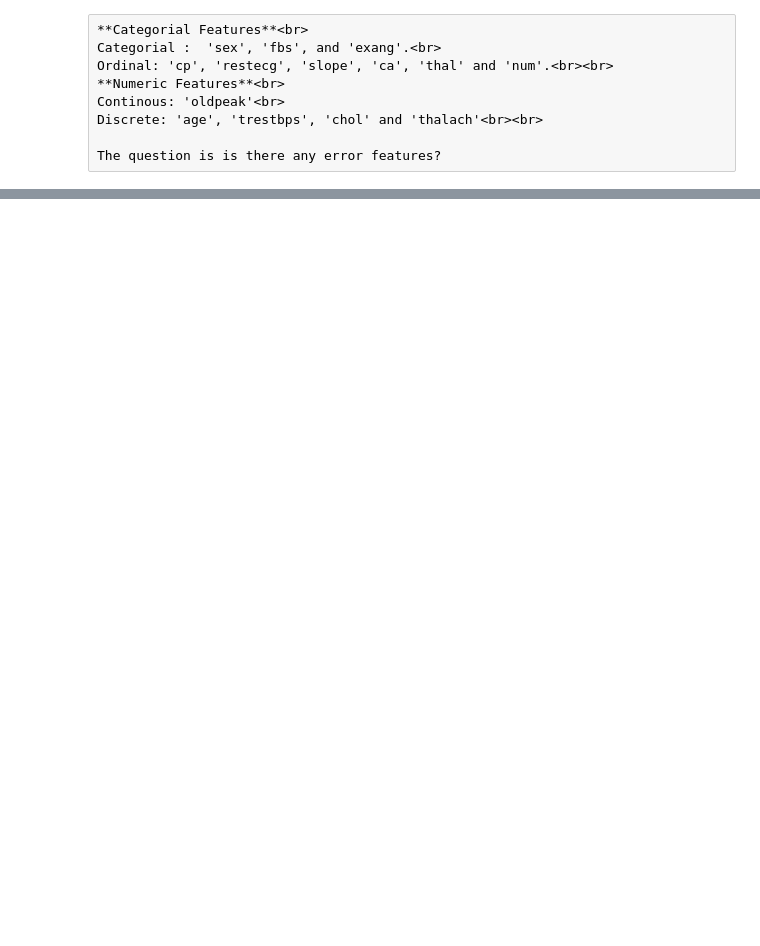
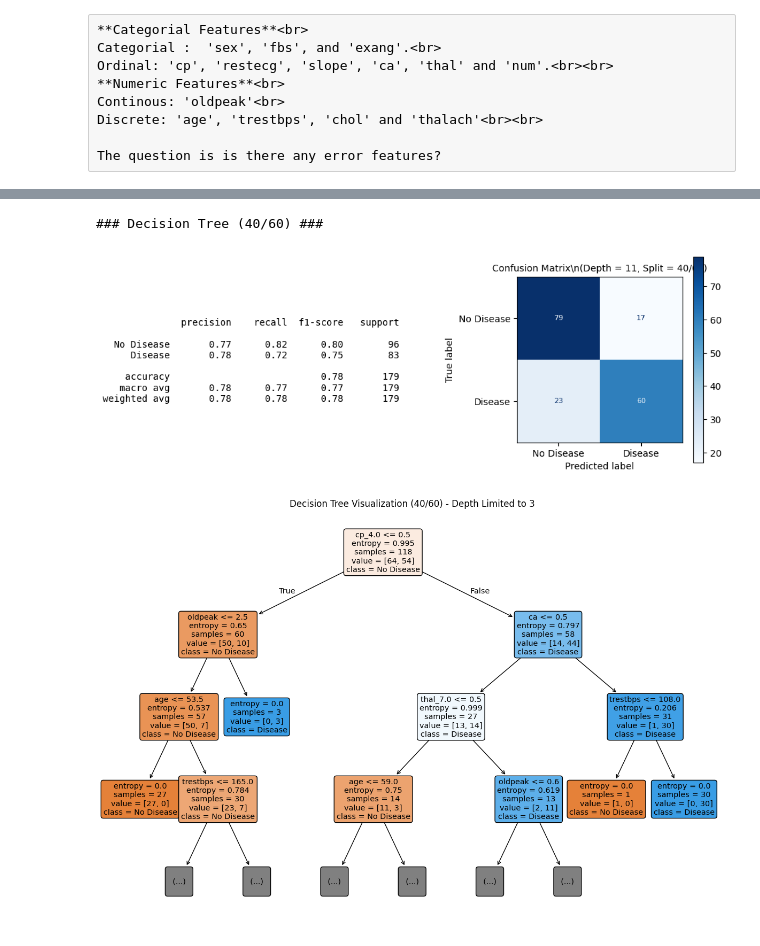
Before and after one commit to mandeotv1234/AI_Project02, a Jupyter notebook: Decision-Tree-AI-Project-main/heart-EDA-Classification-merged.ipynb, the cells around one changed output, grey strips where cells are left out. Drawn from its saved outputs; the diff is of its cells as text; code cells hidden in the pictures; blank space fills up the shorter version.

```diff
--- a/Decision-Tree-AI-Project-main/heart-EDA-Classification-merged.ipynb
+++ b/Decision-Tree-AI-Project-main/heart-EDA-Classification-merged.ipynb
@@ -378,0 +906,17 @@ https://machinelearningcoban.com/tabml_book/ch_model/random_forest.html<br>
+# %%
+clf_dict_full = {}
+# %%
+# Train Decision Tree models for all splits
+for key in subsets_class.keys():
+    data = subsets_class[key]
+
+    clf = DecisionTreeClassifier(criterion='entropy', random_state=42)
+    clf.fit(data['X_train'], data['y_train'])
+    clf_dict_full[key] = clf
+
+    print(f"Trained Decision Tree for split {key}")
+    print(f"Tree depth: {clf.get_depth()}")
+    print(f"Number of leaves: {clf.get_n_leaves()}")
+    print("---")
+
+print("All models trained successfully!")
@@ -378,0 +943,63 @@ https://machinelearningcoban.com/tabml_book/ch_model/random_forest.html<br>
+# %%
+# Try to visualize decision trees using graphviz or matplotlib
+for key, clf in clf_dict_full.items():
+    print(f"### Decision Tree ({key}) ###")
+
+    # Get test data for this split
+    X_test = subsets_class[key]['X_test']
+    y_test = subsets_class[key]['y_test']
+    y_pred = clf.predict(X_test)
+
+    # Calculate metrics
+    report = classification_report(y_test, y_pred, target_names = ['No Disease', 'Disease'])
+    cm = confusion_matrix(y_test, y_pred)
+    max_depth = clf.get_depth()
+    train_test_ratio = key
+
+    # Create subplot for metrics visualization
+    fig, axes = plt.subplots(1, 2, figsize=(12, 4))
+
+    # --- Left: Classification Report ---
+    axes[0].axis('off')
+    axes[0].text(0, 0.7, report,
+                 fontsize = 10,
+                 verticalalignment = 'top',
+                 fontfamily = 'monospace')
+
+    # --- Right: Confusion Matrix ---
+    disp = ConfusionMatrixDisplay(confusion_matrix = cm,
+                                  display_labels = ['No Disease', 'Disease'])
+    disp.plot(ax = axes[1], cmap = 'Blues', values_format = 'd')
+
+    # Thu nhỏ font trong các ô của CM
+    for txt in axes[1].texts:
+        txt.set_fontsize(8)
+    # Thu nhỏ tick labels
+    axes[1].tick_params(axis = 'both', labelsize = 10)
+    # Title với depth & ratio
+    axes[1].set_title(f"Confusion Matrix\\n(Depth = {max_depth}, Split = {train_test_ratio})",
+                      fontsize=10)
+
+    # Điều chỉnh khoảng cách giữa 2 subplot
+    plt.subplots_adjust(wspace = 1, hspace = 0.2)
+    plt.show()
+
+    # Try to visualize the tree structure using matplotlib (fallback if graphviz fails)
+    try:
+        plt.figure(figsize=(15, 10))
+        plot_tree(clf,
+                 feature_names=X_test.columns.tolist(),
+                 class_names=['No Disease', 'Disease'],
+                 filled=True,
+                 rounded=True,
+                 max_depth=3)  # Limit depth for readability
+        plt.title(f"Decision Tree Visualization ({key}) - Depth Limited to 3")
+        plt.show()
+    except Exception as e:
+        print(f"Could not visualize tree for {key}: {e}")
+
+    print("\\n" + "="*50 + "\\n")
+# %% [output]
+### Decision Tree (40/60) ###
+[figure, added]
+[figure, added]
```
Also changed, not shown: parts of 87 cells of this notebook.
